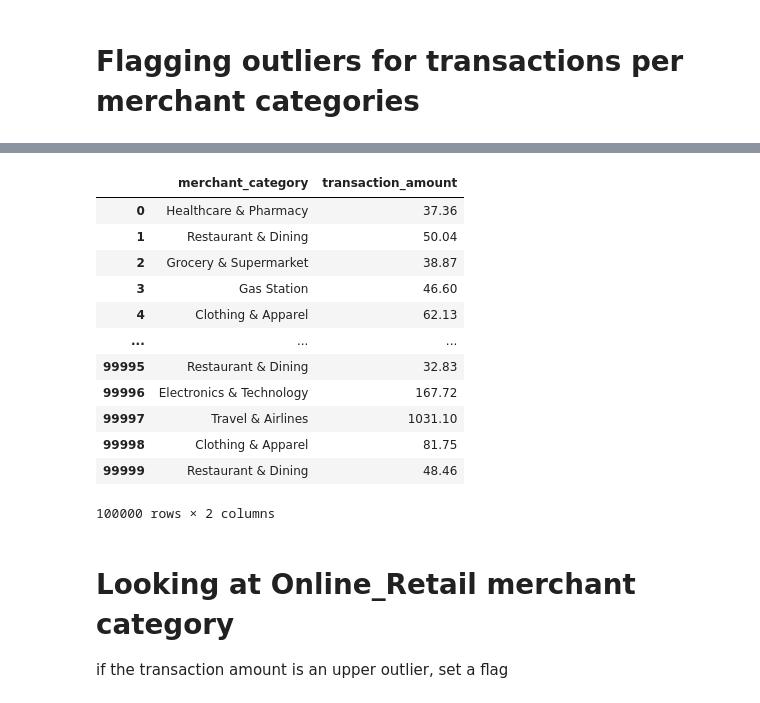
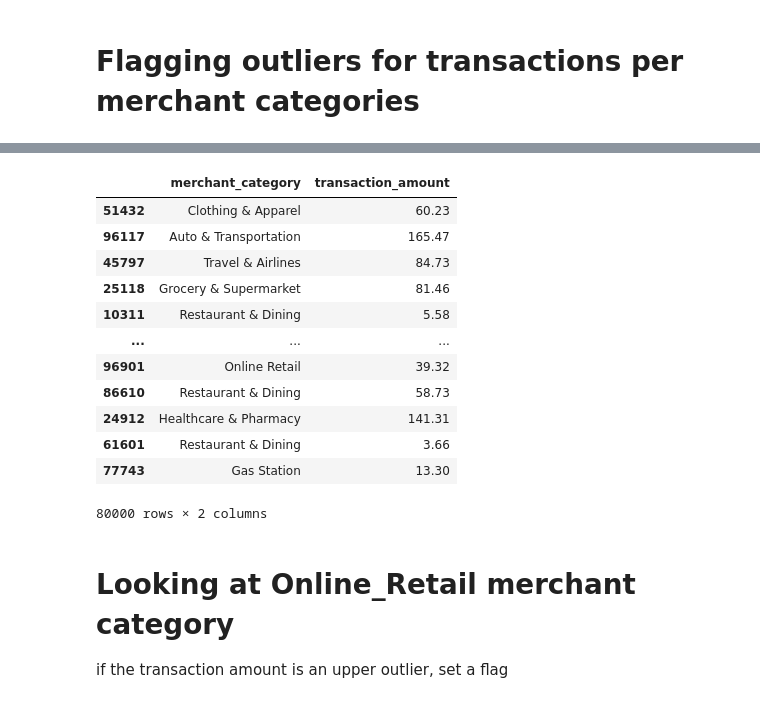
Before and after one commit to LuisRomero01/AppliedML_CreditCardFraud, a Jupyter notebook: Data_Explore.ipynb, the cells around one changed output, grey strips where cells are left out. Cells and saved outputs as stored; diff of their text form; code cells hidden in the pictures.

```diff
--- a/Data_Explore.ipynb
+++ b/Data_Explore.ipynb
@@ -68,7 +70,7 @@ Name: count, dtype: int64
 # %%
 df['browser'] = np.where(
     (df['browser'].isna()) & ((df['device_type'] == 'POS Terminal') | (df['device_type'] == 'ATM')),
-    'N/A',
+    'No Browser',
     df['browser']
 )
 # %% [markdown]
@@ -263,22 +265,32 @@ Utilities & Telecom           1036
 Financial Services             873
 Name: count, dtype: int64
 # %%
-merchant_by_amount = main_feats[['merchant_category', 'transaction_amount']]
+# Only use TRAINING rows to compute the outlier thresholds, so no test info leaks into the features.
+# This split uses the exact same settings as Model Selection (test_size=0.20, random_state=42, stratify=is_fraud),
+# so these are the same rows that end up in X_train there. If you change the split in Model Selection, change it here too.
+train_idx, test_idx = train_test_split(
+    main_feats.index,
+    test_size=0.20,
+    random_state=42,
+    stratify=main_feats['is_fraud']
+)
+
+merchant_by_amount = main_feats.loc[train_idx, ['merchant_category', 'transaction_amount']]
 merchant_by_amount
 # %% [output]
 |  | merchant_category | transaction_amount |
-| 0 | Healthcare & Pharmacy | 37.36 |
-| 1 | Restaurant & Dining | 50.04 |
-| 2 | Grocery & Supermarket | 38.87 |
-| 3 | Gas Station | 46.60 |
-| 4 | Clothing & Apparel | 62.13 |
+| 51432 | Clothing & Apparel | 60.23 |
+| 96117 | Auto & Transportation | 165.47 |
+| 45797 | Travel & Airlines | 84.73 |
+| 25118 | Grocery & Supermarket | 81.46 |
+| 10311 | Restaurant & Dining | 5.58 |
 | ... | ... | ... |
-| 99995 | Restaurant & Dining | 32.83 |
-| 99996 | Electronics & Technology | 167.72 |
-| 99997 | Travel & Airlines | 1031.10 |
-| 99998 | Clothing & Apparel | 81.75 |
-| 99999 | Restaurant & Dining | 48.46 |
+| 96901 | Online Retail | 39.32 |
+| 86610 | Restaurant & Dining | 58.73 |
+| 24912 | Healthcare & Pharmacy | 141.31 |
+| 61601 | Restaurant & Dining | 3.66 |
+| 77743 | Gas Station | 13.30 |
-100000 rows × 2 columns
+80000 rows × 2 columns
 # %% [markdown]
 <h1>Looking at Online_Retail merchant category</h1>
 <p>if the transaction amount is an upper outlier, set a flag</p>
```
Also changed, not shown: parts of 32 cells of this notebook, 1 other file.
